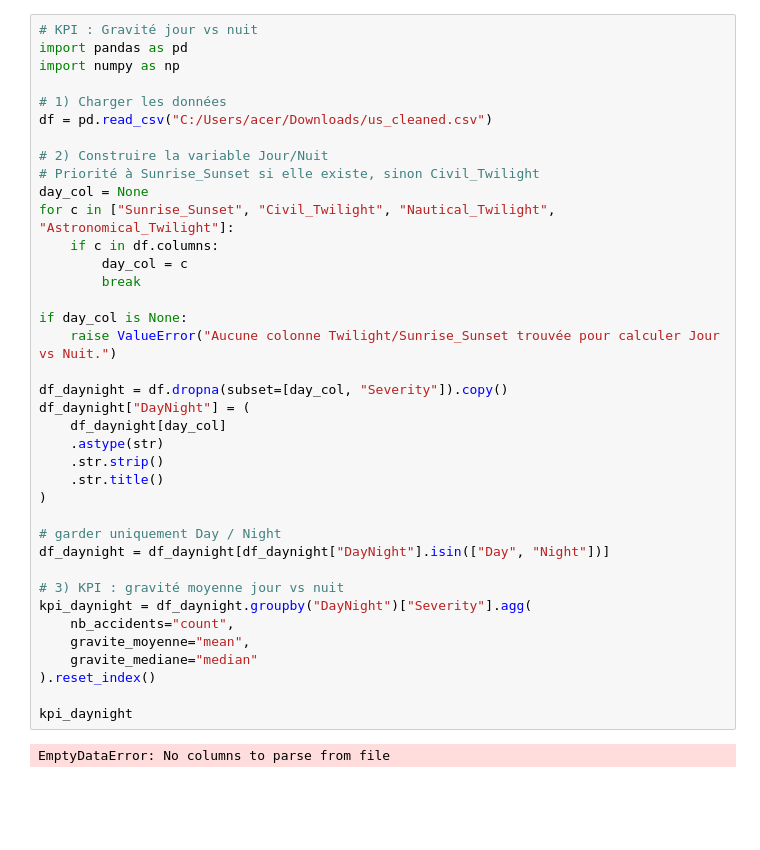
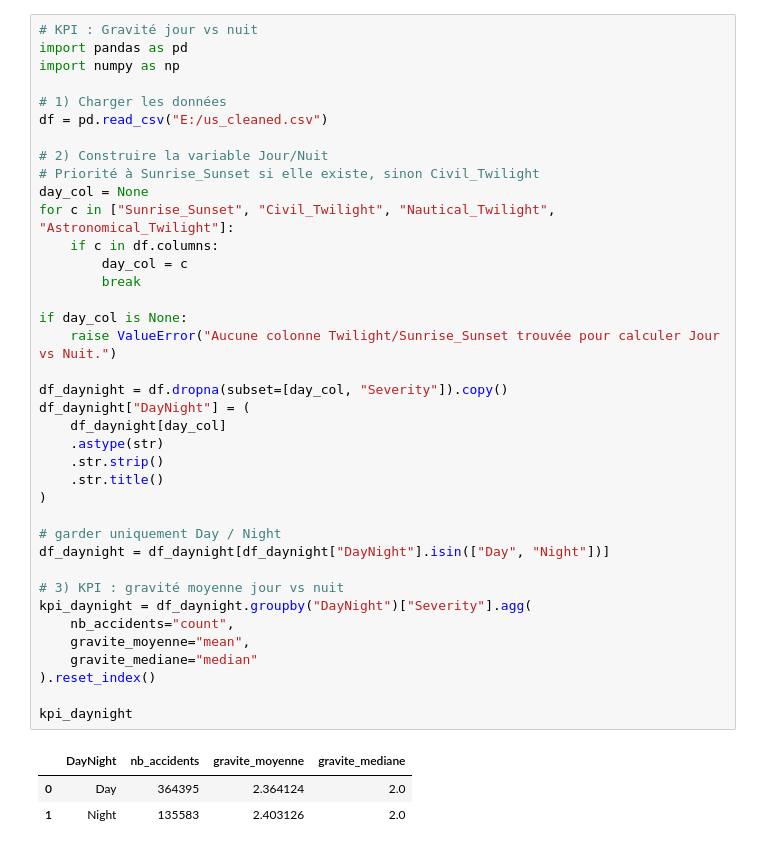
Before and after one commit to fatimazahraBe/Analyse-Statistique-Avanc-e-des-Accidents-de-la-Route-aux-tats-Unis, a Jupyter notebook: 03_statistiques/satistique_Suite.ipynb, the cells around one changed output. Cells and saved outputs as stored; diff of their text form; blank space fills up the shorter version.

```diff
--- a/03_statistiques/satistique_Suite.ipynb
+++ b/03_statistiques/satistique_Suite.ipynb
@@ -4,37 +4,39 @@ import pandas as pd
 import numpy as np
 
 # 1) Charger les données
-df = pd.read_csv("C:/Users/acer/Downloads/us_cleaned.csv")
+df = pd.read_csv("E:/us_cleaned.csv")
 
 # 2) Construire la variable Jour/Nuit
 # Priorité à Sunrise_Sunset si elle existe, sinon Civil_Twilight
 day_col = None
 for c in ["Sunrise_Sunset", "Civil_Twilight", "Nautical_Twilight", "Astronomical_Twilight"]:
     if c in df.columns:
         day_col = c
         break
 
 if day_col is None:
     raise ValueError("Aucune colonne Twilight/Sunrise_Sunset trouvée pour calculer Jour vs Nuit.")
 
 df_daynight = df.dropna(subset=[day_col, "Severity"]).copy()
 df_daynight["DayNight"] = (
     df_daynight[day_col]
     .astype(str)
     .str.strip()
     .str.title()
 )
 
 # garder uniquement Day / Night
 df_daynight = df_daynight[df_daynight["DayNight"].isin(["Day", "Night"])]
 
 # 3) KPI : gravité moyenne jour vs nuit
 kpi_daynight = df_daynight.groupby("DayNight")["Severity"].agg(
     nb_accidents="count",
     gravite_moyenne="mean",
     gravite_mediane="median"
 ).reset_index()
 
 kpi_daynight
 # %% [output]
-EmptyDataError: No columns to parse from file
+|  | DayNight | nb_accidents | gravite_moyenne | gravite_mediane |
+| 0 | Day | 364395 | 2.364124 | 2.0 |
+| 1 | Night | 135583 | 2.403126 | 2.0 |
```
Also changed, not shown: parts of 7 cells of this notebook.
